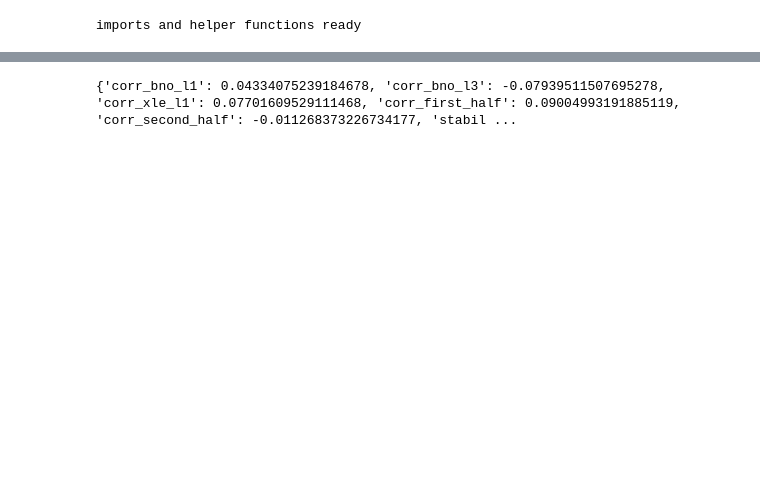
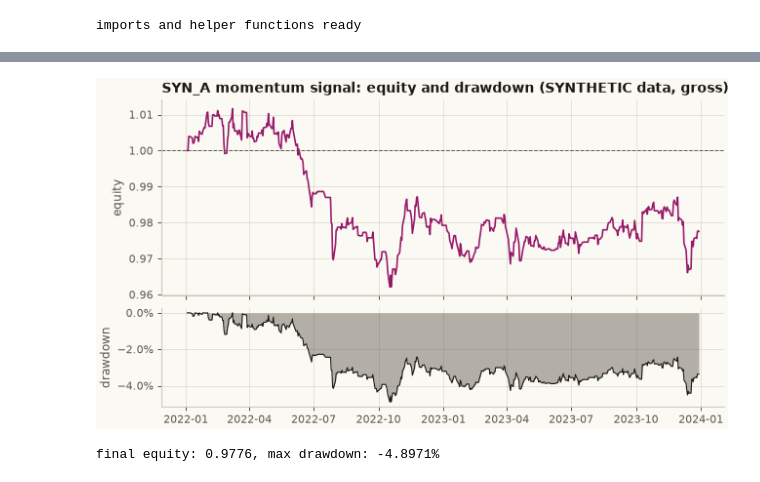
Before and after one commit to Open-Quant/openquant, a Jupyter notebook: notebooks/python/06_afml_real_data_end_to_end.ipynb, the cells around one changed output, grey strips where cells are left out. Saved outputs shown, nothing was run; the diff lists cells and outputs as text; code cells hidden in the pictures; blank space fills up the shorter version.

```diff
--- a/notebooks/python/06_afml_real_data_end_to_end.ipynb
+++ b/notebooks/python/06_afml_real_data_end_to_end.ipynb
@@ -129,27 +151,29 @@ weights sum: 0.9999999999999998
-# %%
-# Lightweight causal-discovery screen: lagged correlations + rolling stability
-bno = joined['BNO'].to_list()
-xle = joined['XLE'].to_list()
-uso_ret = returns
-bno_ret = [0.0] + [bno[i] / bno[i - 1] - 1.0 for i in range(1, len(bno))]
-xle_ret = [0.0] + [xle[i] / xle[i - 1] - 1.0 for i in range(1, len(xle))]
-
-corr_bno_l1 = lag_corr(bno_ret, uso_ret, 1)
-corr_bno_l3 = lag_corr(bno_ret, uso_ret, 3)
-corr_xle_l1 = lag_corr(xle_ret, uso_ret, 1)
-
-mid = len(uso_ret) // 2
-corr_first_half = lag_corr(bno_ret[:mid], uso_ret[:mid], 1)
-corr_second_half = lag_corr(bno_ret[mid:], uso_ret[mid:], 1)
-stability_gap = abs(corr_first_half - corr_second_half)
-
-print({
-    'corr_bno_l1': corr_bno_l1,
-    'corr_bno_l3': corr_bno_l3,
-    'corr_xle_l1': corr_xle_l1,
-    'corr_first_half': corr_first_half,
-    'corr_second_half': corr_second_half,
-    'stability_gap': stability_gap,
-})
-# %% [output]
-{'corr_bno_l1': 0.04334075239184678, 'corr_bno_l3': -0.07939511507695278, 'corr_xle_l1': 0.07701609529111468, 'corr_first_half': 0.09004993191885119, 'corr_second_half': -0.011268373226734177, 'stabil ...
+# %%
+dd = openquant.viz.prepare_drawdown_payload(
+    out["backtest"]["timestamps"], out["backtest"]["equity_curve"]
+)
+
+
+def draw(fig, c):
+    top, bottom = fig.subplots(2, 1, sharex=True, height_ratios=[2, 1])
+    x = dates[: len(dd["equity"])]
+    top.plot(x, dd["equity"], color=c["accent"])
+    top.axhline(1.0, color=c["muted"], linewidth=0.8, linestyle="--")
+    top.set_ylabel("equity")
+    top.set_title("SYN_A momentum signal: equity and drawdown (SYNTHETIC data, gross)")
+    bottom.fill_between(x, dd["drawdown"], 0.0, color=c["muted"], alpha=0.45, linewidth=0)
+    bottom.plot(x, dd["drawdown"], color=c["text"], linewidth=0.9)
+    bottom.set_ylabel("drawdown")
+    bottom.yaxis.set_major_formatter(nbfigures.percent)
+
+
+nbfigures.figure(
+    "nb06-equity-drawdown",
+    draw,
+    size=(7.2, 4.0),
+    alt="Equity curve and drawdown of the momentum signal on the synthetic SYN_A series.",
+)
+print(f"final equity: {dd['equity'][-1]:.4f}, max drawdown: {min(dd['drawdown']):.4%}")
+# %% [output]
+[figure, added]
+final equity: 0.9776, max drawdown: -4.8971%
```
Also changed, not shown: parts of 15 cells of this notebook, 32 other files.
